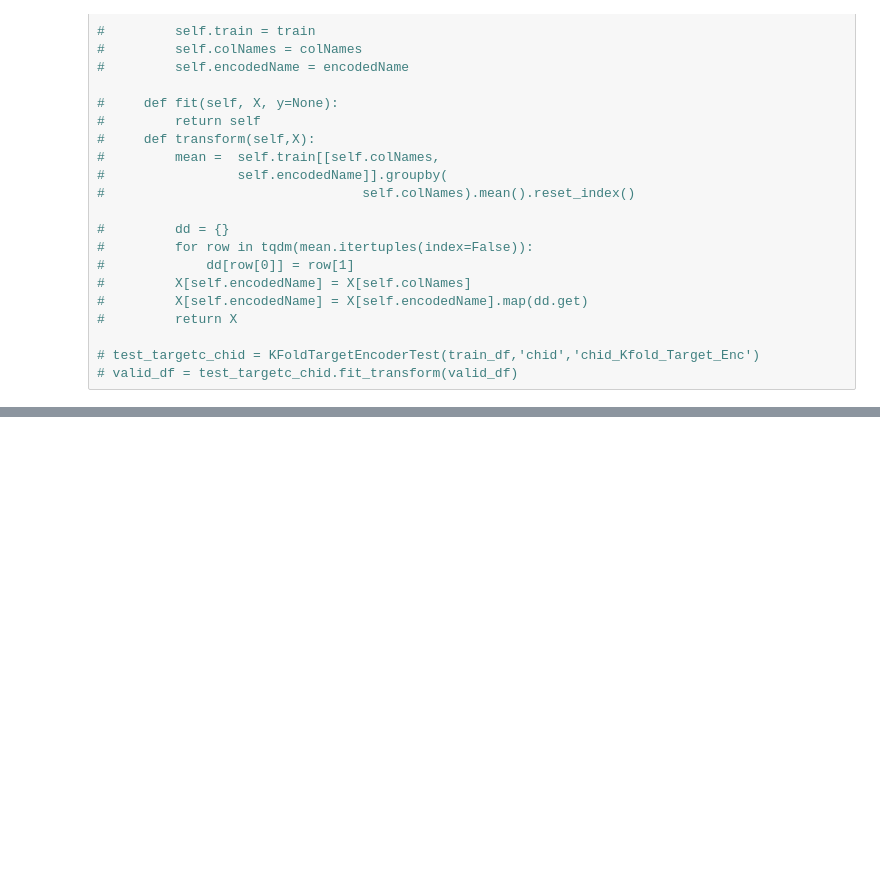
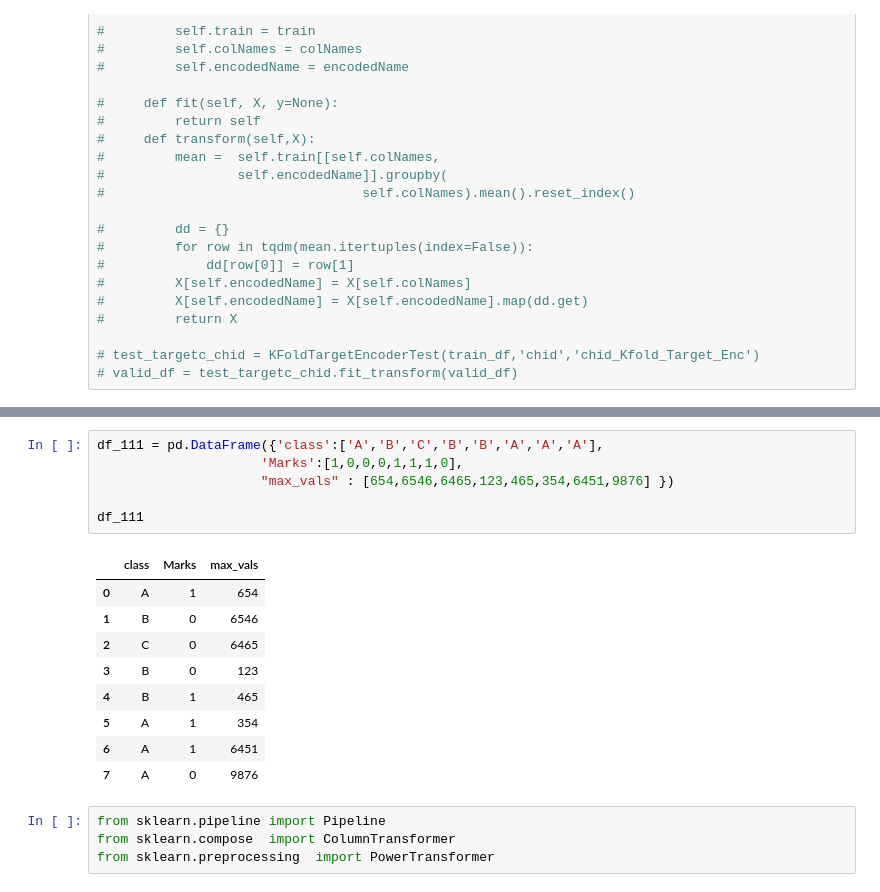
Before and after one commit to faisallshaikh/end_to_end_DoorDash, a Jupyter notebook: rough_files/rough.ipynb, the cells around one changed output, grey strips where cells are left out. Cells and saved outputs as stored; diff of their text form; blank space fills up the shorter version.

```diff
--- a/rough_files/rough.ipynb
+++ b/rough_files/rough.ipynb
@@ -508,0 +547,20 @@ array([[0.75],
+# %%
+df_111 = pd.DataFrame({'class':['A','B','C','B','B','A','A','A'],
+                     'Marks':[1,0,0,0,1,1,1,0],
+                     "max_vals" : [654,6546,6465,123,465,354,6451,9876] })
+
+df_111
+# %% [output]
+|  | class | Marks | max_vals |
+| 0 | A | 1 | 654 |
+| 1 | B | 0 | 6546 |
+| 2 | C | 0 | 6465 |
+| 3 | B | 0 | 123 |
+| 4 | B | 1 | 465 |
+| 5 | A | 1 | 354 |
+| 6 | A | 1 | 6451 |
+| 7 | A | 0 | 9876 |
+# %%
+from sklearn.pipeline import Pipeline
+from sklearn.compose  import ColumnTransformer
+from sklearn.preprocessing  import PowerTransformer
```
Also changed, not shown: parts of 16 cells of this notebook, 2 other files.
